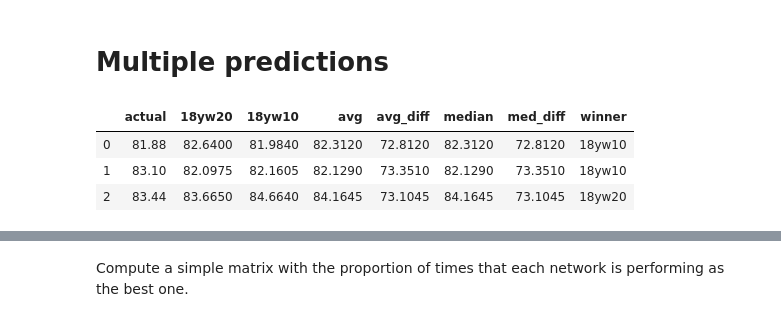
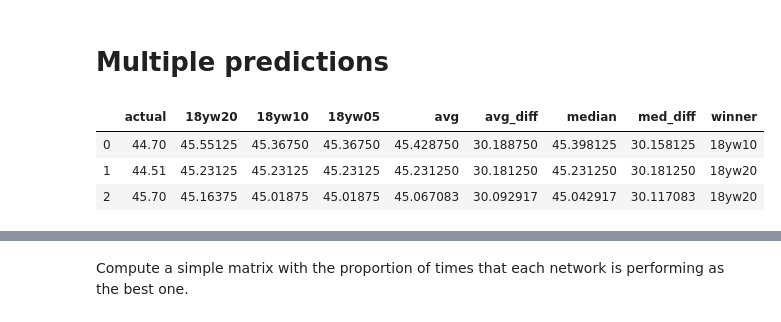
Before and after one commit to renero/trader, a Jupyter notebook: resources/plot_predictions.ipynb, the cells around one changed output, grey strips where cells are left out. Drawn from its saved outputs; the diff is of its cells as text; code cells hidden in the pictures.

```diff
--- a/resources/plot_predictions.ipynb
+++ b/resources/plot_predictions.ipynb
@@ -36,14 +36,14 @@ plt.show()
 # %% [markdown]
 # Multiple predictions
 # %%
-preds = pd.read_csv('../output/pred_acciona_2019_18yw20_18yw10_1.csv',
+preds = pd.read_csv('../output/pred_acciona_2000_2018_w20_w10_w05.csv',
                     delimiter=',')
 preds.head(3)
 # %% [output]
-|  | actual | 18yw20 | 18yw10 | avg | avg_diff | median | med_diff | winner |
-| 0 | 81.88 | 82.6400 | 81.9840 | 82.3120 | 72.8120 | 82.3120 | 72.8120 | 18yw10 |
-| 1 | 83.10 | 82.0975 | 82.1605 | 82.1290 | 73.3510 | 82.1290 | 73.3510 | 18yw10 |
-| 2 | 83.44 | 83.6650 | 84.6640 | 84.1645 | 73.1045 | 84.1645 | 73.1045 | 18yw20 |
+|  | actual | 18yw20 | 18yw10 | 18yw05 | avg | avg_diff | median | med_diff | winner |
+| 0 | 44.70 | 45.55125 | 45.36750 | 45.36750 | 45.428750 | 30.188750 | 45.398125 | 30.158125 | 18yw10 |
+| 1 | 44.51 | 45.23125 | 45.23125 | 45.23125 | 45.231250 | 30.181250 | 45.231250 | 30.181250 | 18yw20 |
+| 2 | 45.70 | 45.16375 | 45.01875 | 45.01875 | 45.067083 | 30.092917 | 45.042917 | 30.117083 | 18yw20 |
 # %%
 num_preds = preds.columns.get_loc('avg')-1
 
```
Also changed, not shown: parts of 8 cells of this notebook, 4 other files.
